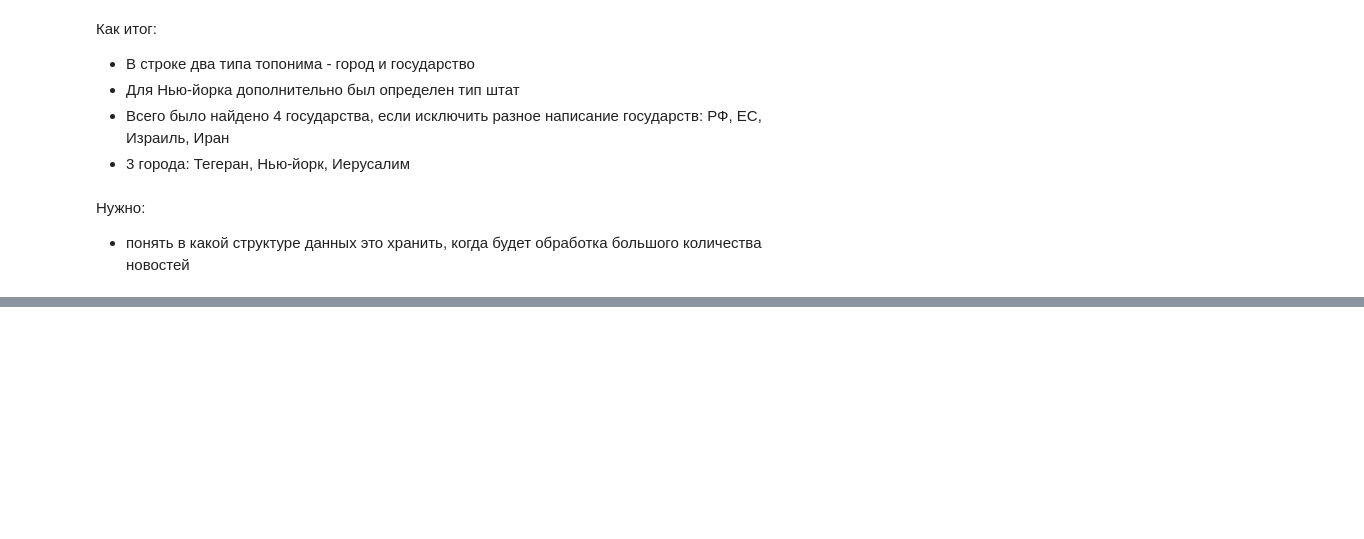
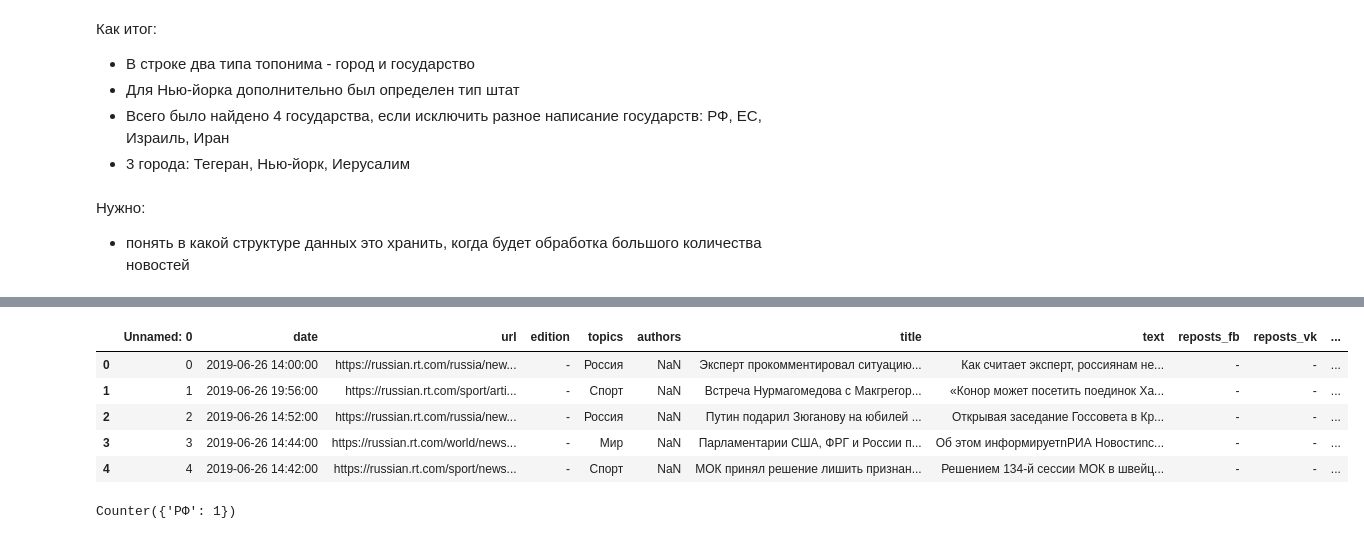
Before and after one commit to ods-ai-ml4sg/proj_news_viz, a Jupyter notebook: nlp/notebooks/ner/pullenti/pullenti_prototype.ipynb, the cells around one changed output, grey strips where cells are left out. Cells and saved outputs as stored; diff of their text form; code cells hidden in the pictures; blank space fills up the shorter version.

```diff
--- a/nlp/notebooks/ner/pullenti/pullenti_prototype.ipynb
+++ b/nlp/notebooks/ner/pullenti/pullenti_prototype.ipynb
@@ -118,0 +129,2 @@ entities.most_common()
+# %%
+dateparse = lambda x: pd.datetime.strptime(x, "%Y-%m-%d %H:%M:%S")
@@ -118,0 +143,9 @@ entities.most_common()
+# %%
+data.head()
+# %% [output]
+|  | Unnamed: 0 | date | url | edition | topics | authors | title | text | reposts_fb | reposts_vk | ... |
+| 0 | 0 | 2019-06-26 14:00:00 | https://russian.rt.com/russia/new... | - | Россия | NaN | Эксперт прокомментировал ситуацию... | Как считает эксперт, россиянам не... | - | - | ... |
+| 1 | 1 | 2019-06-26 19:56:00 | https://russian.rt.com/sport/arti... | - | Спорт | NaN | Встреча Нурмагомедова с Макгрегор... | «Конор может посетить поединок Ха... | - | - | ... |
+| 2 | 2 | 2019-06-26 14:52:00 | https://russian.rt.com/russia/new... | - | Россия | NaN | Путин подарил Зюганову на юбилей ... | Открывая заседание Госсовета в Кр... | - | - | ... |
+| 3 | 3 | 2019-06-26 14:44:00 | https://russian.rt.com/world/news... | - | Мир | NaN | Парламентарии США, ФРГ и России п... | Об этом информируетnРИА Новостиnс... | - | - | ... |
+| 4 | 4 | 2019-06-26 14:42:00 | https://russian.rt.com/sport/news... | - | Спорт | NaN | МОК принял решение лишить признан... | Решением 134-й сессии МОК в швейц... | - | - | ... |
@@ -118,0 +164,4 @@ entities.most_common()
+# %%
+print(show_entities('В России много друей'))
+# %% [output]
+Counter({'РФ': 1})
```
Also changed, not shown: parts of 19 cells of this notebook, 1 other file.
